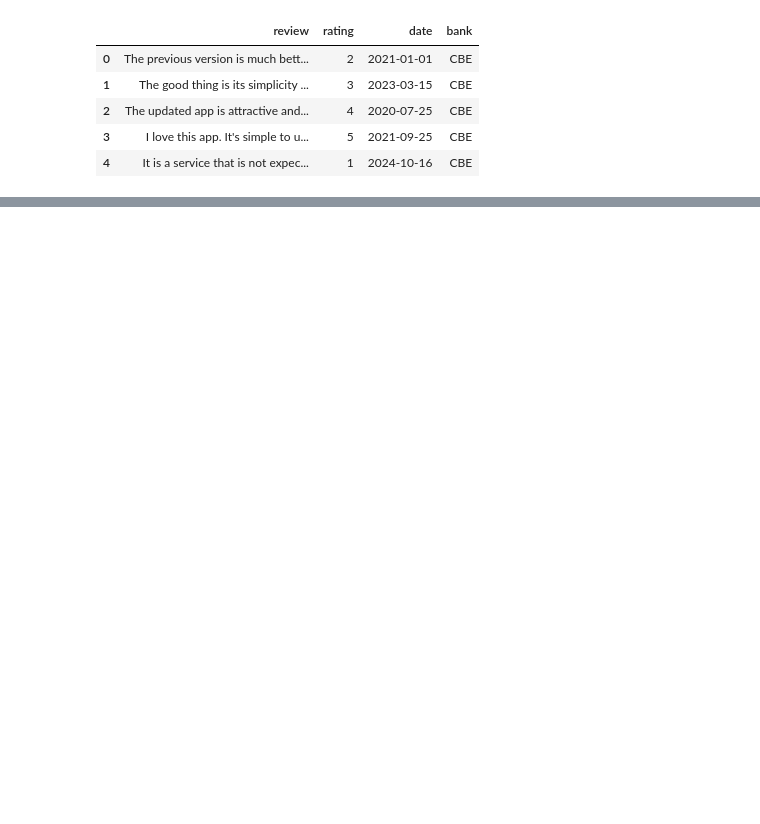
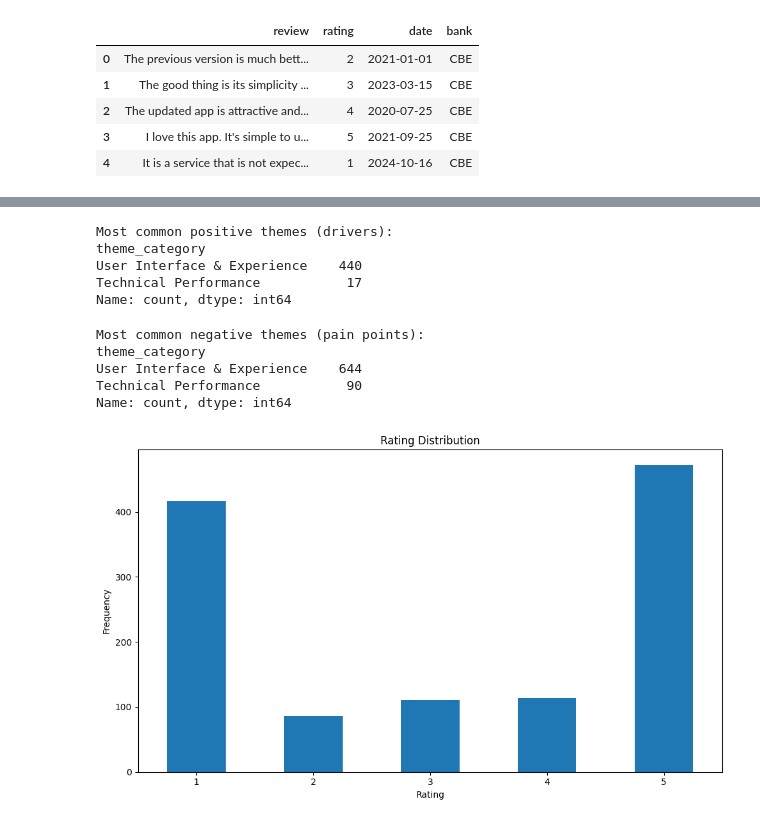
Before and after one commit to abdurezakarage/Customer-Experience-Analytics, a Jupyter notebook: notebooks/sentimentAnalzyzer.ipynb, the cells around one changed output, grey strips where cells are left out. Saved outputs shown, nothing was run; the diff lists cells and outputs as text; code cells hidden in the pictures; blank space fills up the shorter version.

```diff
--- a/notebooks/sentimentAnalzyzer.ipynb
+++ b/notebooks/sentimentAnalzyzer.ipynb
@@ -76,3 +128,2 @@ Top Keywords: ['account' 'always' 'app' 'application' 'bank' 'banking' 'best' 'b
 # %%
-summary= analyzer.plot_summary(df)
-print(summary)
+df_cleand = pd.read_csv('../data/processed/sentiment_analysis_results.csv')
@@ -78,0 +145,30 @@ print(summary)
+# %%
+# Driver & Pain point extraction
+positive_reviews = df_cleand[df_cleand['sentiment_label'] == 'positive']
+negative_reviews = df_cleand[df_cleand['sentiment_label'] == 'negative']
+
+# Most common positive themes (drivers)
+drivers = positive_reviews['theme_category'].value_counts()
+print("Most common positive themes (drivers):")
+print(drivers)
+# %% [output]
+Most common positive themes (drivers):
+theme_category
+User Interface & Experience    440
+Technical Performance           17
+Name: count, dtype: int64
+# %%
+# Most common negative themes (pain points)
+pain_points = negative_reviews['theme_category'].value_counts().head(3)
+print("\nMost common negative themes (pain points):")
+print(pain_points)
+# %% [output]
+Most common negative themes (pain points):
+theme_category
+User Interface & Experience    644
+Technical Performance           90
+Name: count, dtype: int64
+# %%
+rating_distribution = analyzer.rating_distribution(df_cleand)
+# %% [output]
+[figure, added]
```
Also changed, not shown: parts of 11 cells of this notebook.
